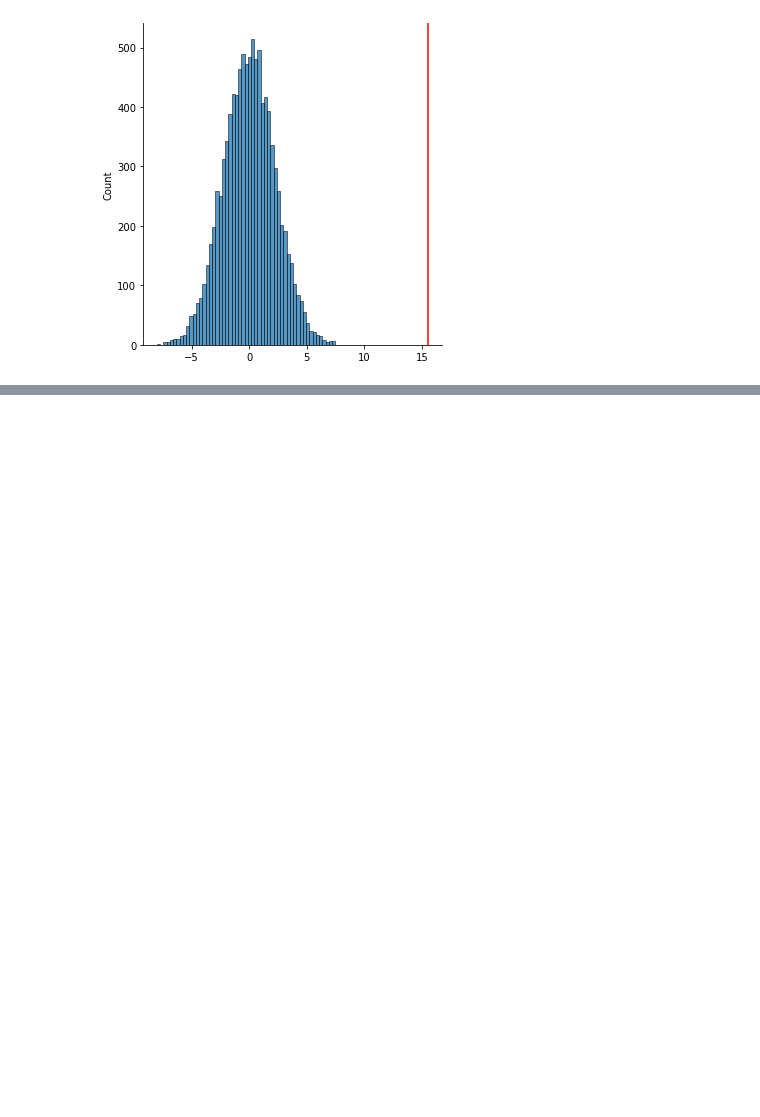
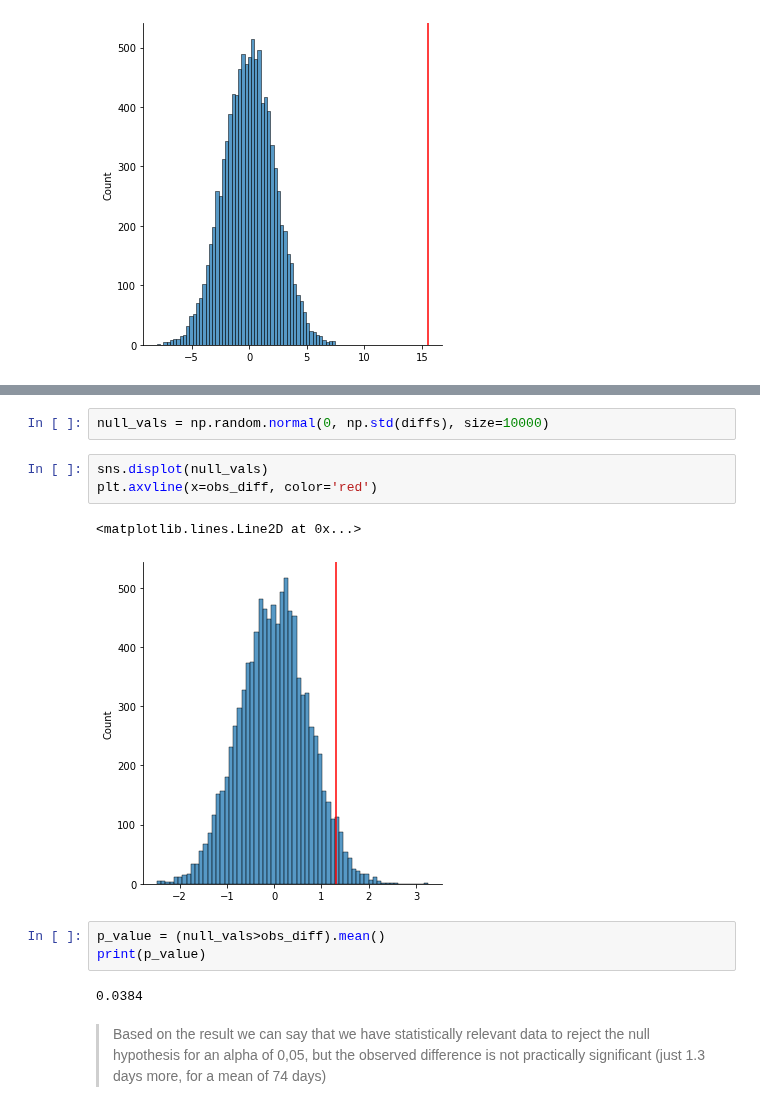
Before and after one commit to vpontello/DataScience_Nanodegree, a Jupyter notebook: 00_Extracurricular/02_Practical_Statistics/practical_statistics.ipynb, the cells around one changed output, grey strips where cells are left out. Saved outputs shown, nothing was run; the diff lists cells and outputs as text; blank space fills up the shorter version.

```diff
--- a/00_Extracurricular/02_Practical_Statistics/practical_statistics.ipynb
+++ b/00_Extracurricular/02_Practical_Statistics/practical_statistics.ipynb
@@ -2044,0 +2100,15 @@ plt.axvline(x=obs_diff, color='red')
+# %%
+null_vals = np.random.normal(0, np.std(diffs), size=10000)
+# %%
+sns.displot(null_vals)
+plt.axvline(x=obs_diff, color='red')
+# %% [output]
+<matplotlib.lines.Line2D at 0x...>
+[figure, added]
+# %%
+p_value = (null_vals>obs_diff).mean()
+print(p_value)
+# %% [output]
+0.0384
+# %% [markdown]
+> Based on the result we can say that we have statistically relevant data to reject the null hypothesis for an alpha of 0,05, but the observed difference is not practically significant (just 1.3 days more, for a mean of 74 days)
```
Also changed, not shown: parts of 6 cells of this notebook.
